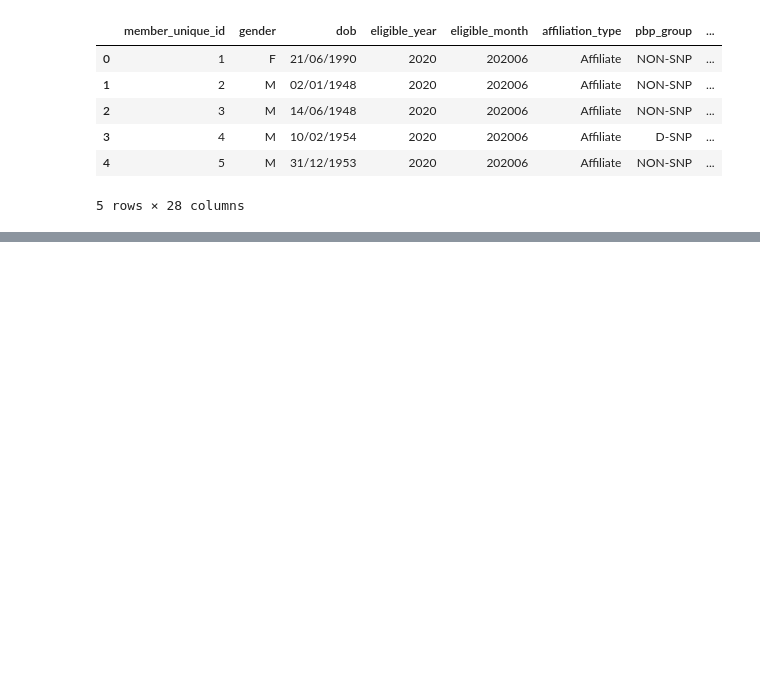
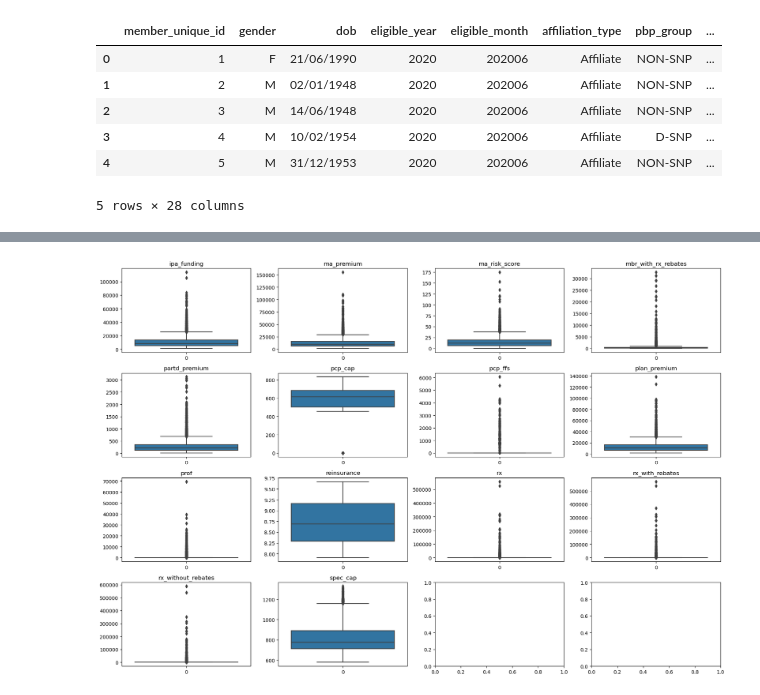
Before and after one commit to Piotr8706/Smaller_data_projects, a Jupyter notebook: Outliers Detection/Outliers_detection.ipynb, the cells around one changed output, grey strips where cells are left out. Drawn from its saved outputs; the diff is of its cells as text; code cells hidden in the pictures; blank space fills up the shorter version.

Commit message:
Adding plots

```diff
--- a/Outliers Detection/Outliers_detection.ipynb
+++ b/Outliers Detection/Outliers_detection.ipynb
@@ -22,0 +20,10 @@ def list_dollar_columns(dat):
+# %%
+def find_columns_with_dollar_sign(df):
+    dollar_columns = []
+    for column in df.columns:
+        if df[column].dtype == 'object':  # Check if the column contains string values
+            if df[column].str.contains('\$').any():  # Check if any cell in the column contains '$'
+                dollar_columns.append(column)
+    return dollar_columns
+# %%
+currency_columns = find_columns_with_dollar_sign(df)
@@ -22,0 +49,2 @@ def list_dollar_columns(dat):
+# %%
+df[currency_columns] = df[currency_columns].replace('[\$,]', '', regex=True).astype(float)
@@ -22,0 +78,21 @@ def list_dollar_columns(dat):
+# %%
+currency_columns.remove("risk_score_partd")
+currency_columns.remove("rx_rebates")
+# %%
+num_plots = len(currency_columns)
+num_rows = 4
+num_cols = 4
+
+fig, axes = plt.subplots(num_rows, num_cols, figsize=(18, 12))
+
+for i, currency_column in enumerate(currency_columns):
+    row = i // num_cols
+    col = i % num_cols
+    ax = axes[row, col]
+    sns.boxplot(data=df[currency_column], ax=ax)
+    ax.set_title(currency_column)
+
+plt.tight_layout()
+plt.show()
+# %% [output]
+[figure, added]
```
Also changed, not shown: parts of 6 cells of this notebook.
